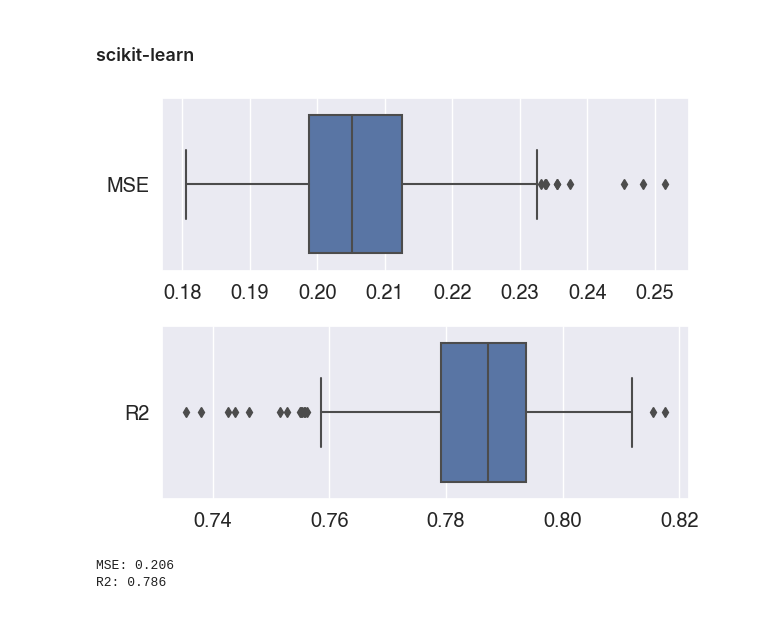
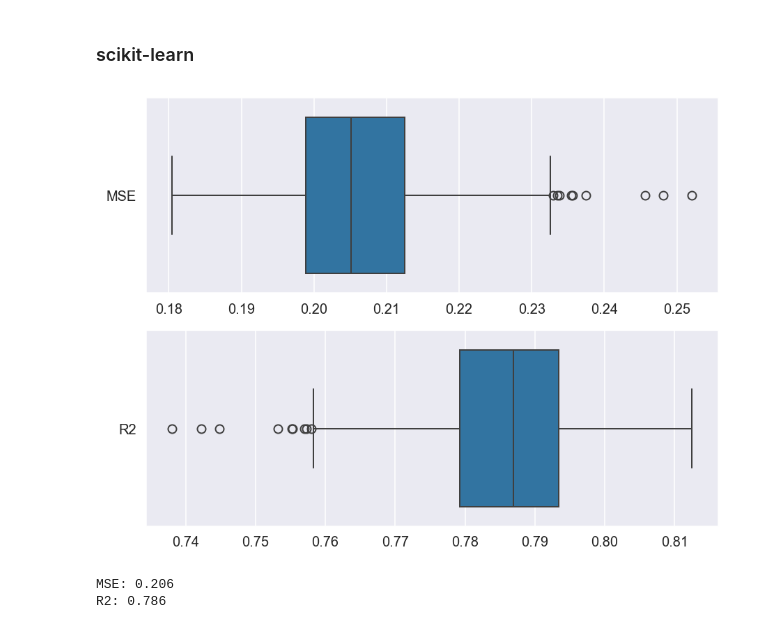
Before and after one commit to yu9824/kennard_stone, a Jupyter notebook: examples/comparison.ipynb, the cells around one changed output. Drawn from its saved outputs; the diff is of its cells as text; code cells hidden in the pictures.

```diff
--- a/examples/comparison.ipynb
+++ b/examples/comparison.ipynb
@@ -52,5 +56,5 @@ dtype: float64
 ### scikit-learn
 The randomness is so strong that I tried it 1000 times.
 # %%
-max_iter = 1000
+N_ITER = 1000
 # %%
@@ -67,14 +73,16 @@ for _iter in tqdm(range(max_iter)):
     scores["MSE"].append(mse(y_test, y_pred_on_test))
     scores["R2"].append(r2_score(y_test, y_pred_on_test))
 # %%
-sns.set(style="darkgrid", font="Helvetica", font_scale=1.3)
-fig = plt.figure(facecolor="white", figsize=(6.4, 4.8))
-for i, score_name in enumerate(scores):
-    ax = fig.add_subplot(2, 1, i + 1)
+sns.set_style("darkgrid")
+fig, axes = plt.subplots(
+    ncols=1, nrows=len(scores), facecolor="w", figsize=(6.4, 4.8), dpi=144
+)
+for idx_score, score_name in enumerate(scores):
+    ax: matplotlib.axes.Axes = axes[idx_score]
     sns.boxplot(
-        ax=ax,
         data=pd.DataFrame(scores[score_name], columns=[score_name]),
         orient="h",
+        ax=ax,
     )
 fig.tight_layout()
 # %% [output]
@@ -105,4 +117,6 @@ MSE: 0.067
 R2: 0.910
 # %% [markdown]
 ## cross_val_score
+# %%
+N_SPLITS = 5
 # %%
@@ -111,27 +124,27 @@ rf = clone(rf)
 # %% [markdown]
 ### scikit-learn
 # %%
-scores = {"MSE": [], "R2": []}
-for i in tqdm(range(max_iter)):
-    kf = ms.KFold(n_splits=5, random_state=rng, shuffle=True)
-    cv = ms.cross_validate(
-        rf, X, y, cv=kf, scoring=("neg_mean_squared_error", "r2")
-    )
-    scores["MSE"].append(cv["test_neg_mean_squared_error"].mean() * -1)
-    scores["R2"].append(cv["test_r2"].mean())
+scores = MappingProxyType({"MSE": array("f"), "R2": array("f")})
+for i in trange(N_ITER):
+    kf = ms.KFold(n_splits=N_SPLITS, random_state=rng, shuffle=True)
+    y_oof = ms.cross_val_predict(rf, X, y, cv=kf, n_jobs=-1)
+    scores["MSE"].append(mse(y, y_oof))
+    scores["R2"].append(r2_score(y, y_oof))
 # %%
-sns.set(style="darkgrid", font="Helvetica", font_scale=1.3)
-fig = plt.figure(facecolor="white", figsize=(6.4, 4.8))
-for i, score_name in enumerate(scores):
-    ax = fig.add_subplot(2, 1, i + 1)
+sns.set_style("darkgrid")
+fig, axes = plt.subplots(
+    ncols=1, nrows=len(scores), facecolor="white", figsize=(6.4, 4.8), dpi=144
+)
+for idx_score, score_name in enumerate(scores):
+    ax: matplotlib.axes.Axes = axes[idx_score]
     sns.boxplot(
-        ax=ax,
         data=pd.DataFrame(scores[score_name], columns=[score_name]),
         orient="h",
+        ax=ax,
     )
 fig.tight_layout()
 # %% [output]
-[figure, old version]
+[figure, new version]
 # %%
 sns.reset_defaults()
 # %%
```
Also changed, not shown: parts of 10 cells of this notebook.
